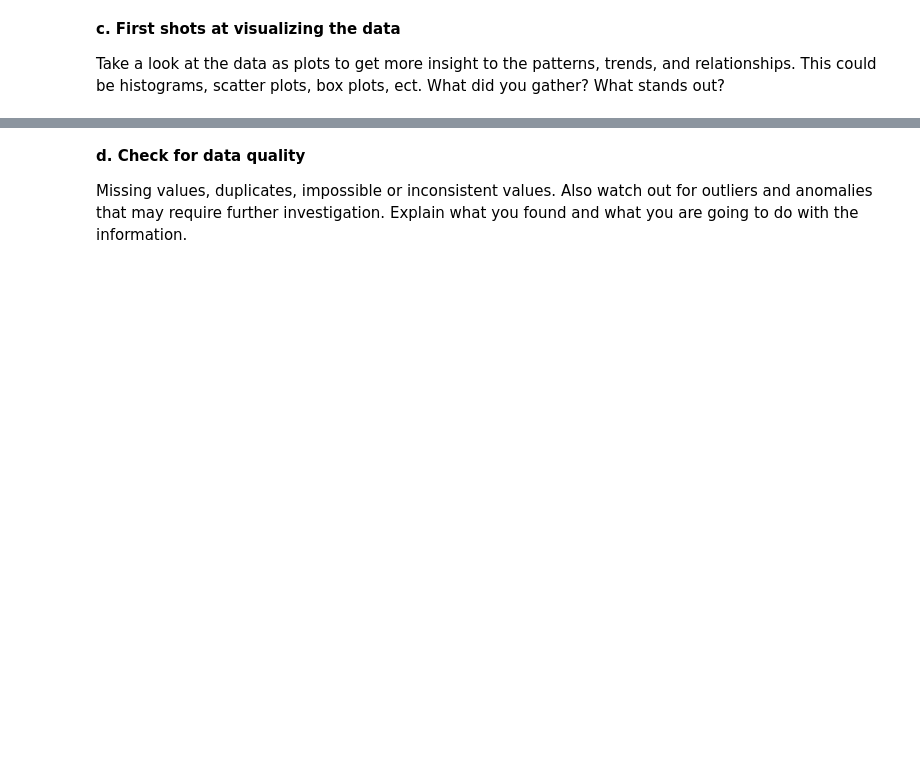
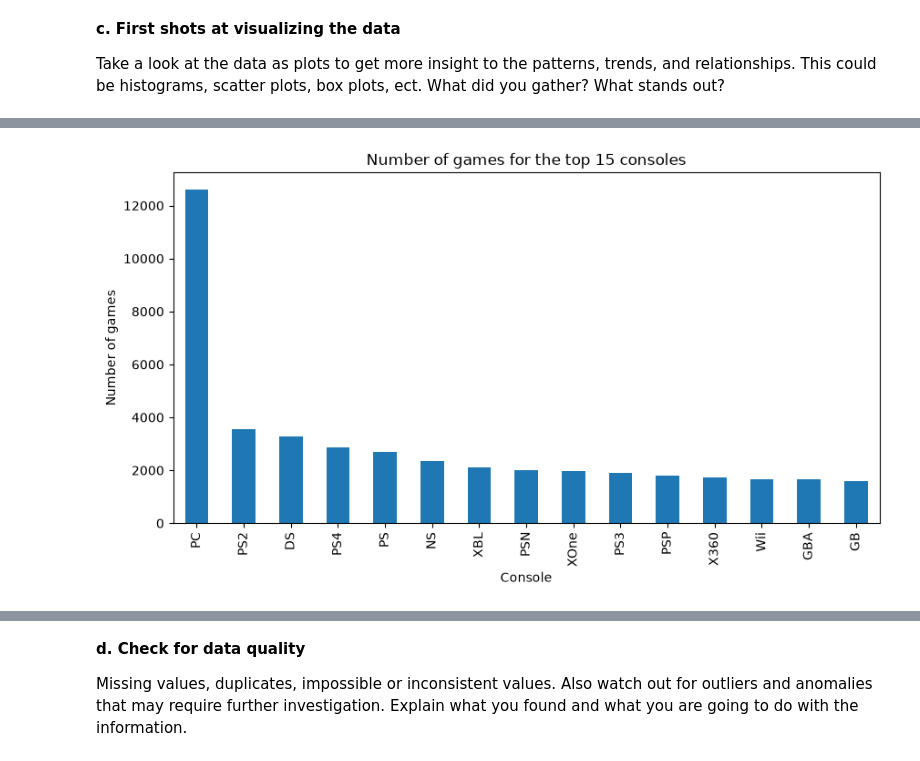
Before and after one commit to hirv7/Predicting-video-game-sales, a Jupyter notebook: HW7/IDS2026_HW07.ipynb, the cells around one changed output, grey strips where cells are left out. Drawn from its saved outputs; the diff is of its cells as text; code cells hidden in the pictures; blank space fills up the shorter version.

```diff
--- a/HW7/IDS2026_HW07.ipynb
+++ b/HW7/IDS2026_HW07.ipynb
@@ -219,0 +229,10 @@ Take a look at the data as plots to get more insight to the patterns, trends, an
+# %%
+top_consoles = data["console"].value_counts().head(15)
+
+top_consoles.plot(kind="bar", figsize=(10, 5))
+plt.title("Number of games for the top 15 consoles")
+plt.xlabel("Console")
+plt.ylabel("Number of games")
+plt.show()
+# %% [output]
+[figure, added]
```
Also changed, not shown: parts of 9 cells of this notebook.
